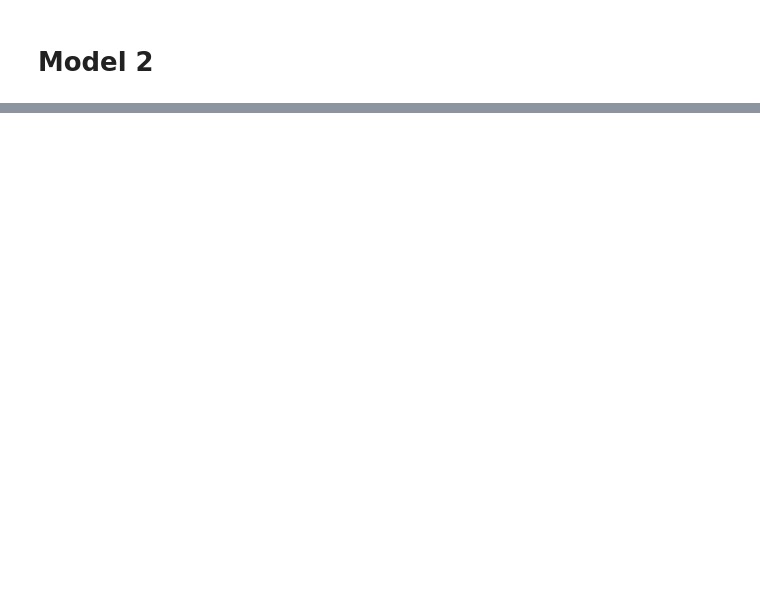
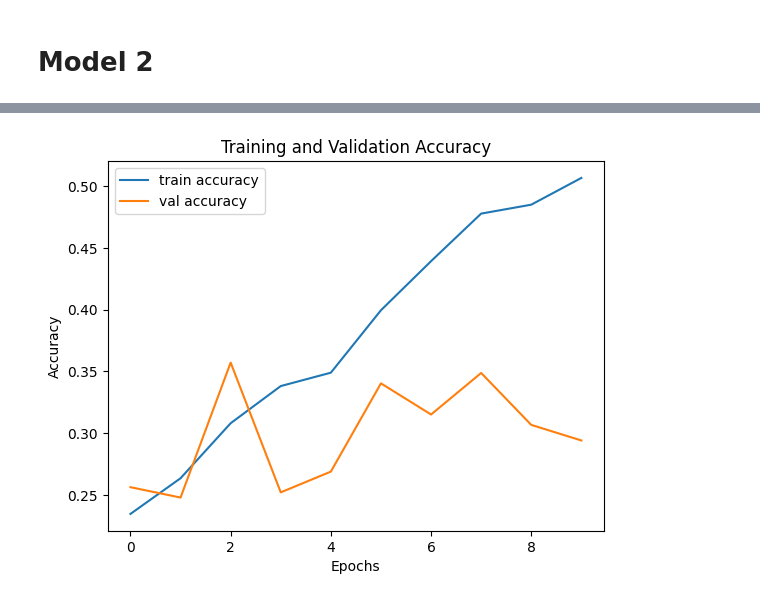
Before and after one commit to hosain-ghoraba/Emotions-classifier, a Jupyter notebook: Main.ipynb, the cells around one changed output, grey strips where cells are left out. Drawn from its saved outputs; the diff is of its cells as text; code cells hidden in the pictures; blank space fills up the shorter version.

Commit message:
plot image history graph

```diff
--- a/Main.ipynb
+++ b/Main.ipynb
@@ -74,7 +88,7 @@ with tqdm(total=total_images_count, desc="Loading images into memory...") as pba
         for img_file in os.listdir(subfolder_path):
             img_path = os.path.join(subfolder_path, img_file)
             with Image.open(img_path) as img:
-                img = img.convert("RGB").resize((512, 512))
+                img = img.convert("RGB").resize(TAREGT_SIZE)
                 img_arr = np.array(img)
                 img_hash = imagehash.phash(img)
             if img_hash not in subfolder_hashes.keys():
@@ -87,6 +101,8 @@ with tqdm(total=total_images_count, desc="Loading images into memory...") as pba
             pbar.update(1)
 
 df = pd.DataFrame(data)
+# shuffle the dataframe
+df = df.sample(frac=1, random_state=RANDOM_SEED).reset_index(drop=True)
 
 # display dups
 for dup_pair in dups_pairs:
@@ -351,11 +377,12 @@ conv_layer = ConvLayer(filter_size=3, num_filters=5, filter_weights=all_filters)
 # %% [markdown]
 # **Model 2**
 # %%
-
-# CNN modeled
+# At the start of page 5 in the project description, point 1 says : build a CNN with 3 convolutional layers,
+# but point 2 says we should use 5 filters, how ? we only have 3 conv layers.
+# so we decided to ignore point 1 and use 5 conv layers instead of 3
 num_classes = len(df['label'].unique())
 model = models.Sequential([
-    layers.Conv2D(32, (3, 3), activation='relu', padding='valid', input_shape=(512, 512, 3)),
+    layers.Conv2D(32, (3, 3), activation='relu', padding='valid'),
     layers.MaxPooling2D((2, 2)),
 
     layers.Conv2D(64, (3, 3), activation='relu', padding='valid'),
@@ -371,15 +398,14 @@ model = models.Sequential([
     layers.MaxPooling2D((2, 2)),
 
     layers.Flatten(),
+    # 128 is OUR CHOICE for the number of neurons in the hidden layer (not specified in the project description)
     layers.Dense(128, activation='sigmoid'),
     layers.Dense(num_classes, activation='softmax')
 ])
 
-# Compile the model
-model.compile(optimizer='adam',
-              loss='categorical_crossentropy',  # assuming one-hot encoding for labels
+model.compile(optimizer=tf.keras.optimizers.Adam(learning_rate=0.001),
+              loss='categorical_crossentropy',
               metrics=['accuracy'])
 
-# Model summary to verify the architecture
-model.summary()
+print("done building model 2")
 # %% [output]
@@ -481,0 +413,60 @@ Test accuracy: 0.31
+# %%
+train_datagen = ImageDataGenerator(rescale=1./255)
+val_datagen = ImageDataGenerator(rescale=1./255)
+test_datagen = ImageDataGenerator(rescale=1./255)
+batch_size = 16
+epochs = 10
+
+train_gen = train_datagen.flow_from_dataframe(
+    dataframe=train_df,
+    target_size=TAREGT_SIZE,
+    x_col='img_path',
+    y_col='label',
+    batch_size=batch_size,
+    class_mode='categorical',
+    shuffle=True
+)
+
+val_gen = val_datagen.flow_from_dataframe(
+    dataframe=val_df,
+    target_size=TAREGT_SIZE,
+    x_col='img_path',
+    y_col='label',
+    batch_size=batch_size,
+    class_mode='categorical',
+    shuffle=False
+)
+print(f"images sizes passed to image data generator: {train_gen.image_shape}")
+
+test_gen = test_datagen.flow_from_dataframe(
+    dataframe=test_df,
+    target_size=TAREGT_SIZE,
+    x_col='img_path',
+    y_col='label',
+    batch_size=batch_size,
+    class_mode='categorical',
+    shuffle=False
+)
+
+history = model.fit(
+    train_gen,
+    validation_data=val_gen,
+    epochs=epochs,
+)
+
+test_loss, test_acc = model.evaluate(test_gen)
+print(f"Val accuracy: {history.history['val_accuracy'][-1]:.2f}")
+print(f"Test accuracy: {test_acc:.2f}")
+
+
+# plot the training history
+plt.plot(history.history['accuracy'], label='train accuracy')
+plt.plot(history.history['val_accuracy'], label='val accuracy')
+plt.title('Training and Validation Accuracy')
+plt.xlabel('Epochs')
+plt.ylabel('Accuracy')
+plt.legend()
+plt.show()
+
+print("done training model 2")
+# %% [output]
@@ -481,0 +502 @@ Test accuracy: 0.31
+[figure, added]
```
Also changed, not shown: parts of 12 cells of this notebook.
